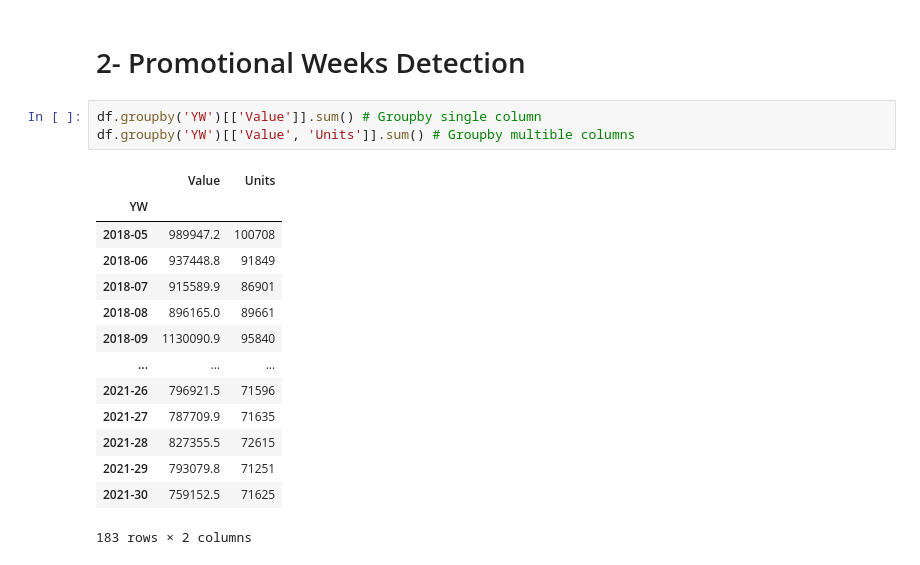
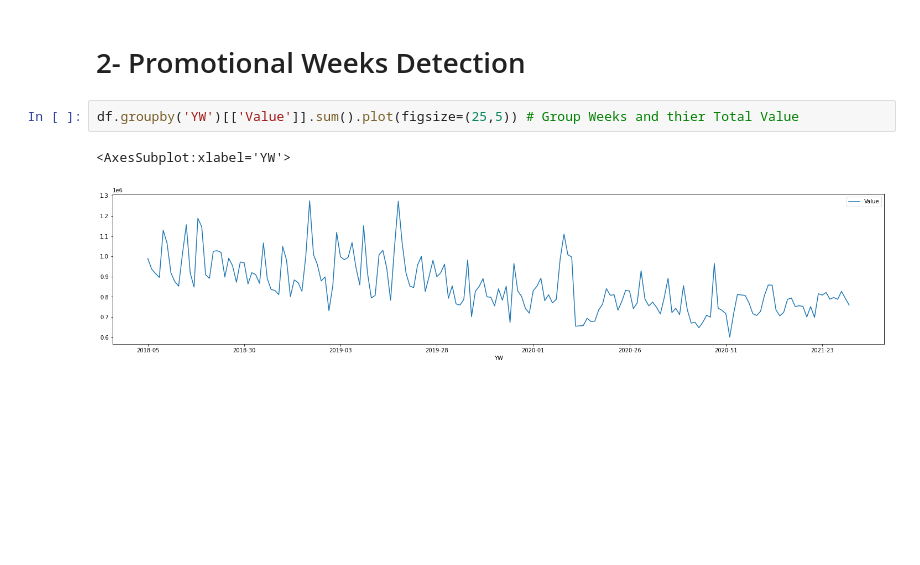
Before and after one commit to khubabshams/game3, a Jupyter notebook: promotional_event_detection.ipynb, the cells around one changed output. Saved outputs shown, nothing was run; the diff lists cells and outputs as text; blank space fills up the shorter version.

```diff
--- a/promotional_event_detection.ipynb
+++ b/promotional_event_detection.ipynb
@@ -106,20 +130,7 @@ df.groupby(['CUSTOMER'])['Value'].sum().plot(kind='pie') # Total-value of each C
 # %% [markdown]
 # 2- Promotional Weeks Detection
 # %%
-df.groupby('YW')[['Value']].sum() # Groupby single column
-df.groupby('YW')[['Value', 'Units']].sum() # Groupby multible columns
+df.groupby('YW')[['Value']].sum().plot(figsize=(25,5)) # Group Weeks and thier Total Value
 # %% [output]
-|  | Value | Units |
-| YW |  |  |
-| 2018-05 | 989947.2 | 100708 |
-| 2018-06 | 937448.8 | 91849 |
-| 2018-07 | 915589.9 | 86901 |
-| 2018-08 | 896165.0 | 89661 |
-| 2018-09 | 1130090.9 | 95840 |
-| ... | ... | ... |
-| 2021-26 | 796921.5 | 71596 |
-| 2021-27 | 787709.9 | 71635 |
-| 2021-28 | 827355.5 | 72615 |
-| 2021-29 | 793079.8 | 71251 |
-| 2021-30 | 759152.5 | 71625 |
-183 rows × 2 columns
+<AxesSubplot:xlabel='YW'>
+[figure, added]
```
Also changed, not shown: parts of 17 cells of this notebook.
